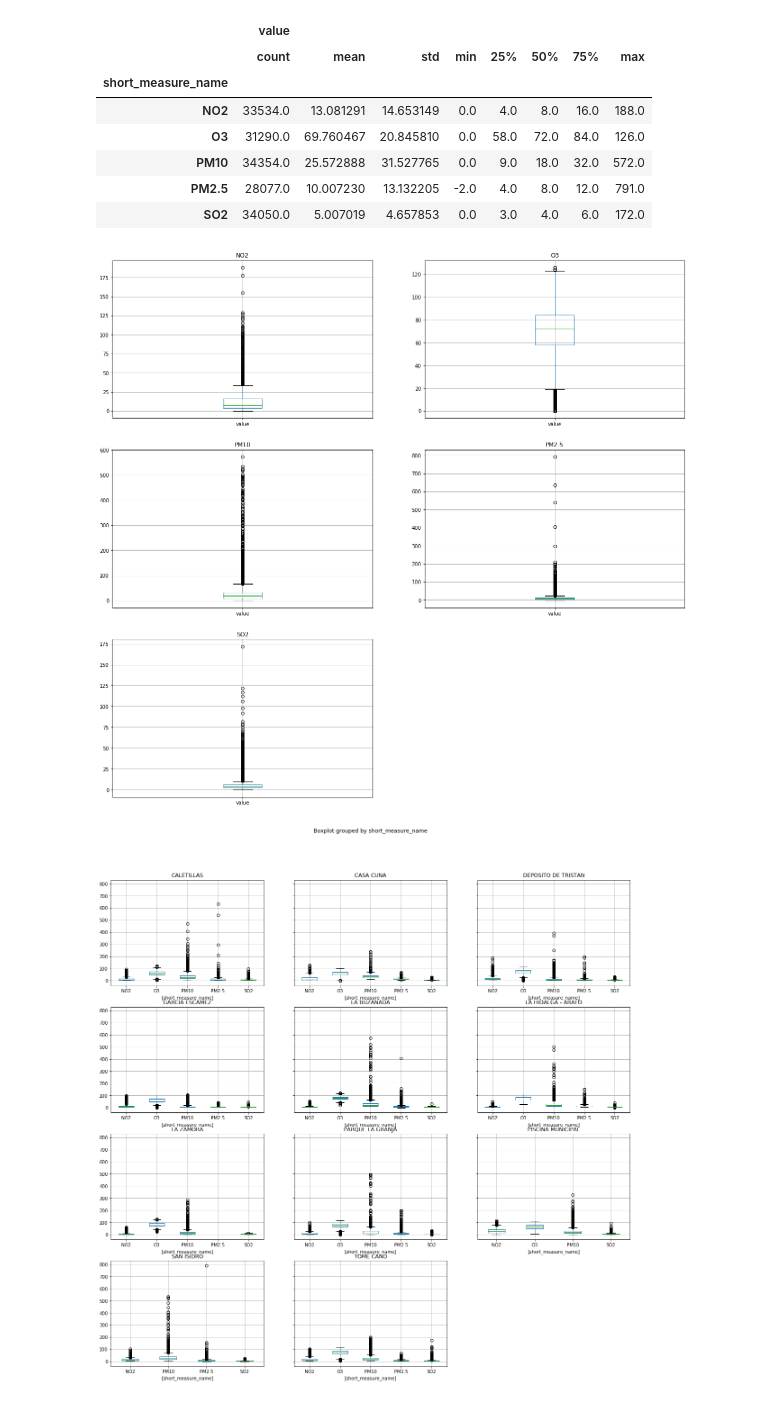
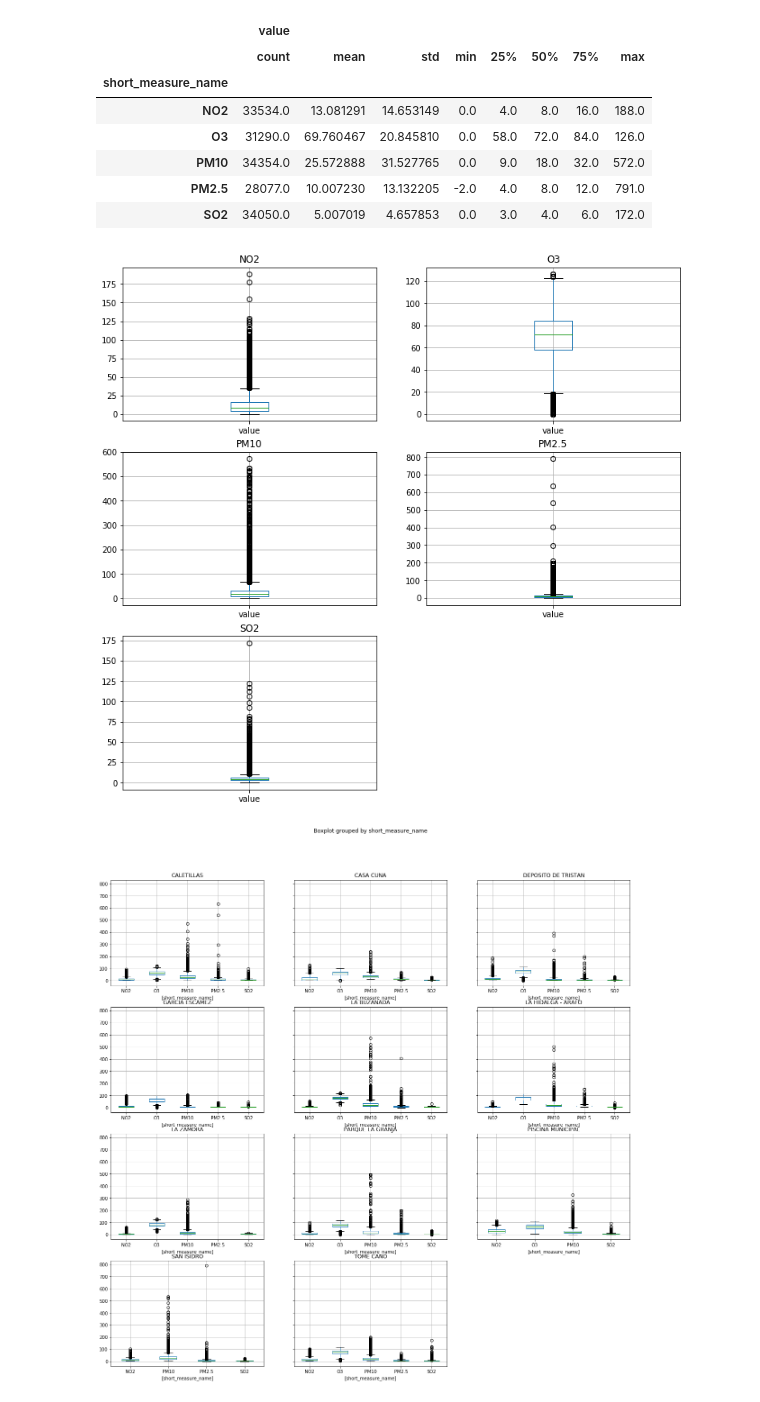
Before and after one commit to carlosdg/AirPollutionForecasting, a Jupyter notebook: Software/jupyter/notebooks/ExploringTheData.ipynb, the cells around one changed output. Saved outputs shown, nothing was run; the diff lists cells and outputs as text; code cells hidden in the pictures.

```diff
--- a/Software/jupyter/notebooks/ExploringTheData.ipynb
+++ b/Software/jupyter/notebooks/ExploringTheData.ipynb
@@ -78,10 +78,10 @@ pollutants_df.groupby(["short_measure_name"]).describe()
 | PM2.5 | 28077.0 | 10.007230 | 13.132205 | -2.0 | 4.0 | 8.0 | 12.0 | 791.0 |
 | SO2 | 34050.0 | 5.007019 | 4.657853 | 0.0 | 3.0 | 4.0 | 6.0 | 172.0 |
 # %%
-pollutants_df.groupby(["short_measure_name"]).boxplot(figsize=(20,20), sharex=False, sharey=False)
+pollutants_df.groupby(["short_measure_name"]).boxplot(figsize=(12, 12), sharex=False, sharey=False)
 None
 # %% [output]
-[figure, old version]
+[figure, new version]
 # %%
 pollutants_df.groupby(["name"]).boxplot(figsize=(20,20), column='value', by=['short_measure_name'])
 None
```
Also changed, not shown: parts of 9 cells of this notebook.
